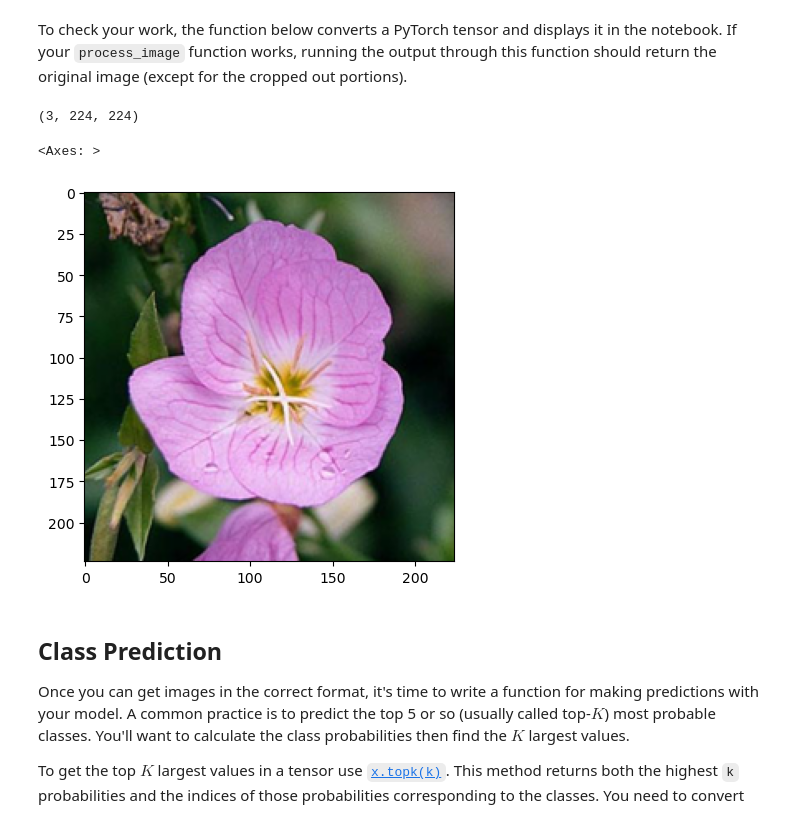
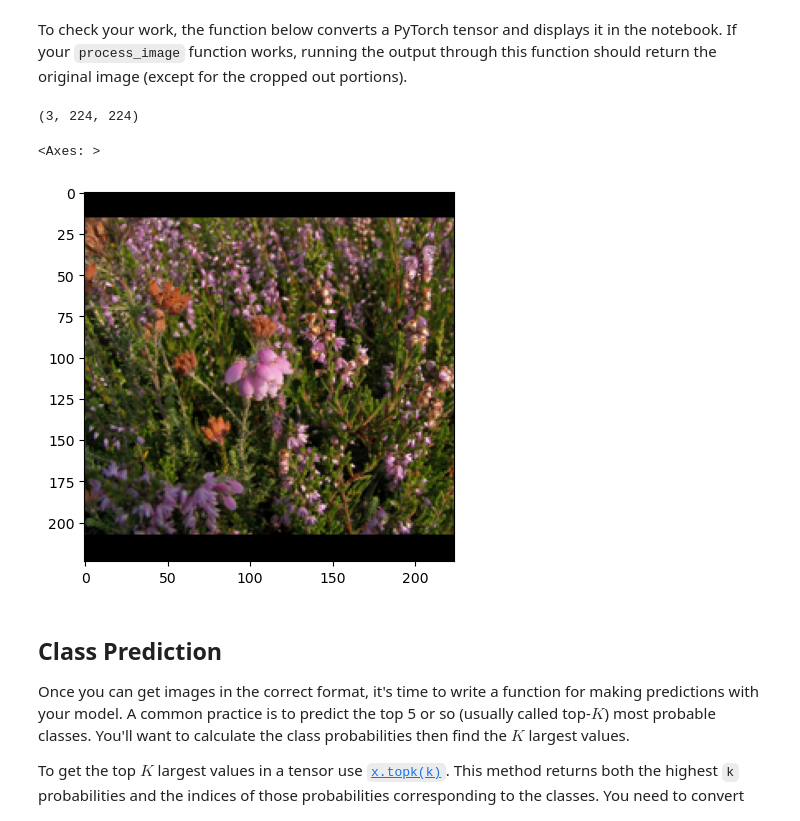
Before and after one commit to Epic-Eric/flower_classification, a Jupyter notebook: Image Classifier Project.ipynb, the cells around one changed output. Drawn from its saved outputs; the diff is of its cells as text; code cells hidden in the pictures.

```diff
--- a/Image Classifier Project.ipynb
+++ b/Image Classifier Project.ipynb
@@ -306,34 +305,34 @@ To check your work, the function below converts a PyTorch tensor and displays it
 # %%
 from PIL import Image
 
 def imshow(image, ax=None, title=None):
     """Imshow for Tensor."""
     if ax is None:
         fig, ax = plt.subplots()
 
     # PyTorch tensors assume the color channel is the first dimension
     # but matplotlib assumes is the third dimension
     image = image.numpy().transpose((1, 2, 0))
 
     # Undo preprocessing
     mean = np.array([0.485, 0.456, 0.406])
     std = np.array([0.229, 0.224, 0.225])
     image = std * image + mean
 
     # Image needs to be clipped between 0 and 1 or it looks like noise when displayed
     image = np.clip(image, 0, 1)
 
     ax.imshow(image)
 
     return ax
 
-img = "flowers/train/1/image_06734.jpg"
+img = "flowers/external/Erica_tetralix_002.jpg"
 new_img = process_image(img)
 imshow(torch.tensor(new_img))
 # %% [output]
 (3, 224, 224)
 <Axes: >
-[figure, old version]
+[figure, new version]
 # %% [markdown]
 ## Class Prediction
 
```
Also changed, not shown: parts of 2 cells of this notebook, 2 other files.
